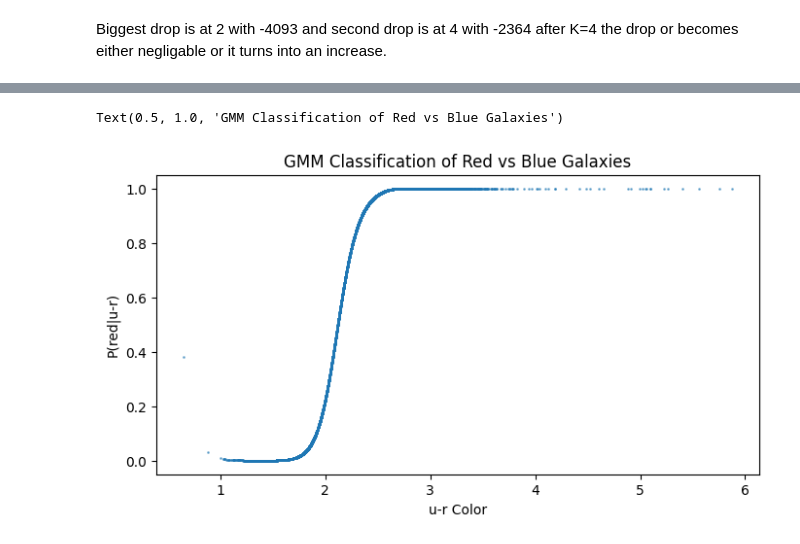
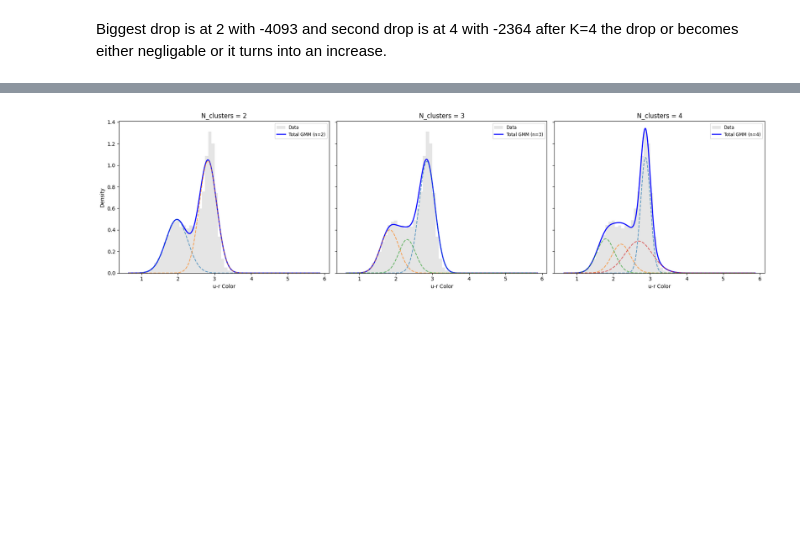
Before and after one commit to TarikOzpamuk/Astro_exercises, a Jupyter notebook: Astro_exercises2.ipynb, the cells around one changed output, grey strips where cells are left out. Drawn from its saved outputs; the diff is of its cells as text; code cells hidden in the pictures; blank space fills up the shorter version.

```diff
--- a/Astro_exercises2.ipynb
+++ b/Astro_exercises2.ipynb
@@ -27,11 +27,6 @@ ds_panda
 | 319956 | 150.023597 | 46.260926 | 0.069142 | 19.072407 | 17.949339 | 17.497790 | 17.227016 | 17.132250 |
 | 319957 | 149.753111 | 46.454115 | 0.070916 | 18.535280 | 17.313433 | 16.803703 | 16.473130 | 16.290228 |
 319958 rows × 8 columns
-# %%
-ds1 = np.array([ds[0,:]])
-for n in range(1, np.shape(ds)[0]):
-    if (ds[n,2] < 0.12 and ds[n,2] > 0.08):
-        ds1 = np.append(ds1, np.array([ds[n,:]]), axis = 0)
 # %%
 ds2 = np.array([ds[0,:]])
 for n in range(1, np.shape(ds)[0]):
@@ -42,18 +37,6 @@ plt.scatter(ds2[:,0], ds2[:,1], s=1, alpha=0.2, color = "purple")
 # %% [output]
 <matplotlib.collections.PathCollection at 0x...>
 [figure]
-# %%
-redgalaxies  = []
-bluegalaxies = []
-
-for n in range(np.shape(ds2)[0]):
-    if (ds2[n, 3] - ds2[n, 5] > 2.3):
-        redgalaxies.append(ds2[n, :])
-    else:
-        bluegalaxies.append(ds2[n, :])
-
-redgalaxies  = np.array(redgalaxies)
-bluegalaxies = np.array(bluegalaxies)
 # %%
 plt.scatter(redgalaxies[:,0], redgalaxies[:,1], s=1, alpha=0.2, color = "red")
 # %% [output]
@@ -138,7 +121,8 @@ ds2 = np.column_stack((ds2, u_r))
 bics = []
 n_components = range(1, 7)
 for n in n_components:
-    gmm = GaussianMixture(n_components=n, covariance_type='full',n_init=100, random_state=31)
+    gmm = GaussianMixture(n_components=n, covariance_type='full',n_init=100, random_state=31,
+    reg_covar=1e-3)  # add small regularization to avoid singular covariances
     gmm.fit(ds2[:,8:9])
     bic = gmm.bic(ds2[:,8:9])
     aic = gmm.aic(ds2[:,8:9])
@@ -195,16 +153,38 @@ Text(0.5, 1.0, 'GMM Classification of Red vs Blue Galaxies')
-# %%
-
-tau_full = chosen_model.predict_proba(ds2[:, 8:9])
-
-
-red_indices = np.where(chosen_model.means_ > 2.3)[0]
-
-tau_red_combined = tau_full[:, red_indices].sum(axis=1)
-plt.figure(figsize=(8, 4))
-plt.scatter(ds2[:,8], tau_red_combined, s=1, alpha=0.5)
-plt.xlabel('u-r Color')
-plt.ylabel('P(red|u-r)')
-plt.title('GMM Classification of Red vs Blue Galaxies')
-# %% [output]
-Text(0.5, 1.0, 'GMM Classification of Red vs Blue Galaxies')
-[figure, removed]
+# %%
+# 1. Define the number of components you want to compare
+n_values = [2,3,4]
+models = {}  # Dictionary to store the fitted models for later use
+
+# 2. Setup the figure for subplots
+fig, axes = plt.subplots(1, len(n_values), figsize=(18, 5), sharey=True)
+x_plot = np.linspace(ds2[:, 8].min(), ds2[:, 8].max(), 1000).reshape(-1, 1)
+
+for i, n in enumerate(n_values):
+    # Fit the model
+    gmm = GaussianMixture(n_components=n, n_init=20, random_state=31).fit(ds2[:, 8].reshape(-1, 1))
+    models[n] = gmm # Save to our list/dictionary
+
+    # Calculate density
+    log_density = gmm.score_samples(x_plot)
+    total_density = np.exp(log_density)
+
+    # Plotting on the specific subplot (axes[i])
+    ax = axes[i]
+    ax.hist(ds2[:, 8], bins=60, density=True, alpha=0.2, color='gray', label='Data')
+    ax.plot(x_plot, total_density, color='blue', lw=2, label=f'Total GMM (n={n})')
+
+    # Plot individual components
+    resp = gmm.predict_proba(x_plot)
+    individual_densities = resp * total_density[:, np.newaxis]
+    for j in range(n):
+        ax.plot(x_plot, individual_densities[:, j], '--', alpha=0.7)
+
+    ax.set_title(f'N_clusters = {n}')
+    ax.set_xlabel('u-r Color')
+    if i == 0: ax.set_ylabel('Density')
+    ax.legend(fontsize='small')
+
+plt.tight_layout()
+plt.show()
+# %% [output]
+[figure, added]
```
Also changed, not shown: parts of 7 cells of this notebook.
